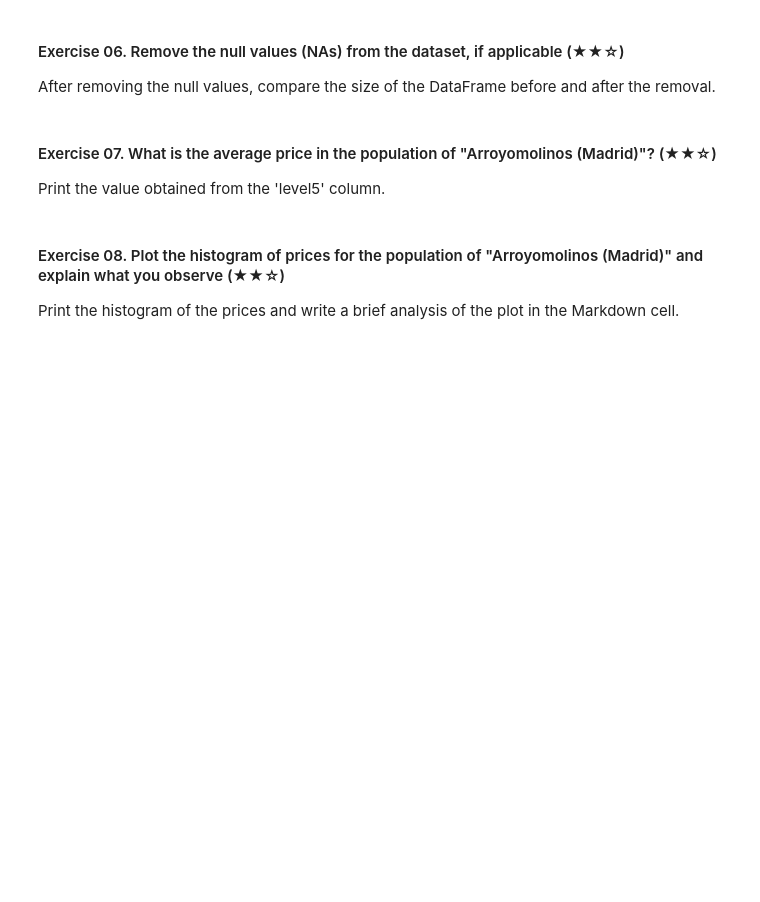
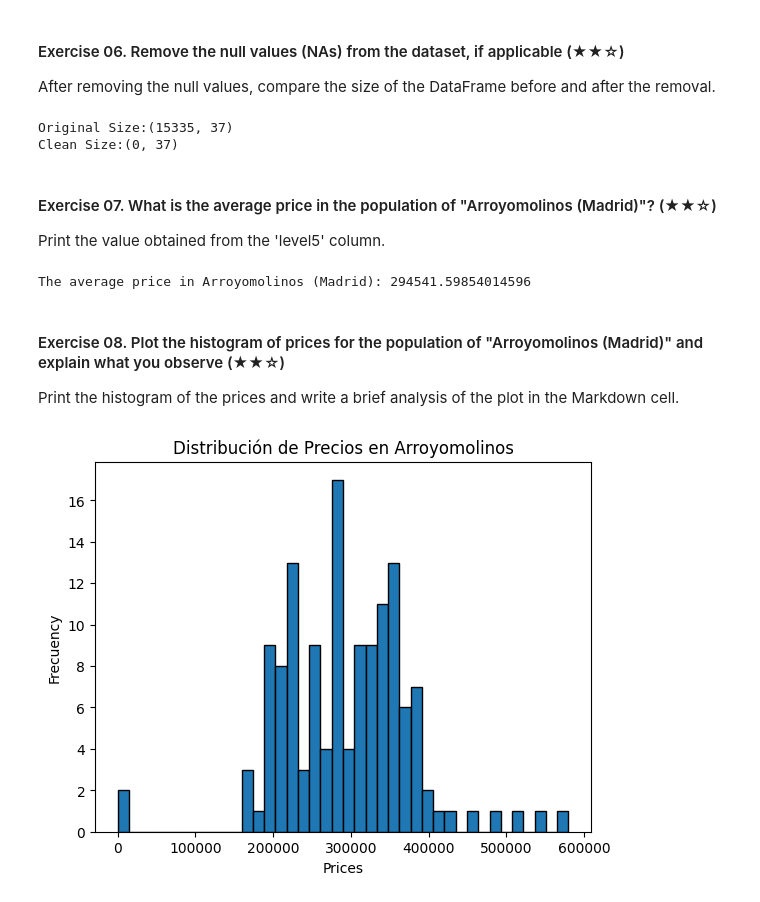
Before and after one commit to JASotomayor/data-clean-up-pandas-for-beginners-project, a Jupyter notebook: project.ipynb, the cells around one changed output. Cells and saved outputs as stored; diff of their text form; code cells hidden in the pictures; blank space fills up the shorter version.

```diff
--- a/project.ipynb
+++ b/project.ipynb
@@ -172,29 +209,36 @@ if nulls:
 After removing the null values, compare the size of the DataFrame before and after the removal.
 # %%
 # TODO
-data_frame = pd.read_csv('path_to_your_file.csv')
+data_frame = pd.read_csv('assets/real_estate.csv', sep=';')
 data_frame_clean = data_frame.dropna()
 size_clean = data_frame_clean.shape
 size_all = data_frame.shape
 print(f"Original Size:{size_all}")
 print(f"Clean Size:{size_clean}")
+# %% [output]
+Original Size:(15335, 37)
+Clean Size:(0, 37)
 # %% [markdown]
 #### Exercise 07. What is the average price in the population of "Arroyomolinos (Madrid)"? (★★☆)
 
 Print the value obtained from the 'level5' column.
 # %%
-data_frame = pd.read_csv('path_to_your_file.csv')
+data_frame = pd.read_csv('assets/real_estate.csv', sep=';')
 filtered_data = data_frame[data_frame['level5'] == "Arroyomolinos (Madrid)"]
 average_price_arroyo = filtered_data['price'].mean()
 print("The average price in Arroyomolinos (Madrid):", average_price_arroyo)
+# %% [output]
+The average price in Arroyomolinos (Madrid): 294541.59854014596
 # %% [markdown]
 #### Exercise 08. Plot the histogram of prices for the population of "Arroyomolinos (Madrid)" and explain what you observe (★★☆)
 
 Print the histogram of the prices and write a brief analysis of the plot in the Markdown cell.
 # %%
 import matplotlib.pyplot as plt
-plt.hist(average_price_arroyo['price'],bins=40, edgecolor='black')
+plt.hist(filtered_data['price'],bins=40, edgecolor='black')
 plt.title("Distribución de Precios en Arroyomolinos")
 plt.xlabel('Prices')
 plt.ylabel('Frecuency')
 plt.show()
+# %% [output]
+[figure, added]
```
Also changed, not shown: parts of 8 cells of this notebook, 1 other file.
